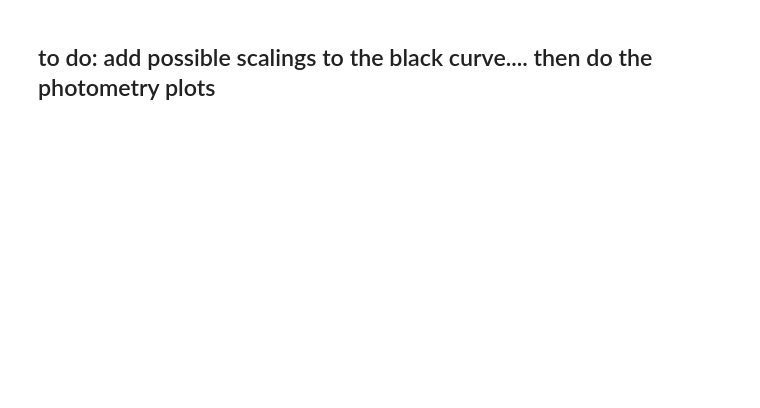
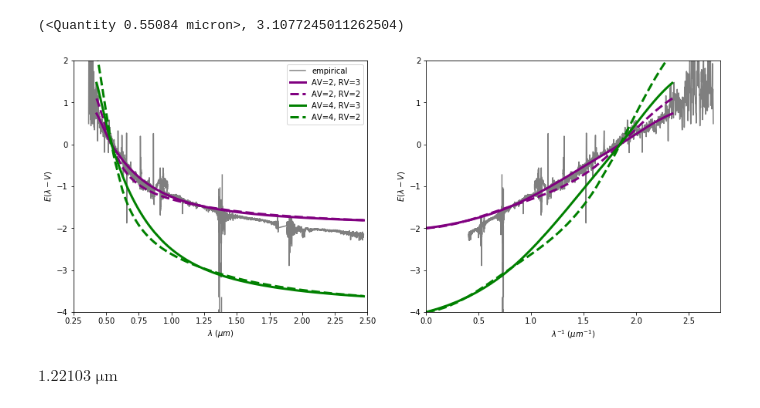
Before and after one commit to krislars/AA_Tau_Covey, a Jupyter notebook: Paper_figures.ipynb, the cells around one changed output. Drawn from its saved outputs; the diff is of its cells as text; code cells hidden in the pictures; blank space fills up the shorter version.

```diff
--- a/Paper_figures.ipynb
+++ b/Paper_figures.ipynb
@@ -151,2 +271,77 @@ plt.show()
-# %% [markdown]
-## to do:  add possible scalings to the black curve.... then do the photometry plots
+# %%
+# Find A(\lambda=V):
+# Dec02: xobs2[900],-2.5*np.log10(scale*fobs2[900]/finterp(xobs2[900]))
+xobs2[900],-2.5*np.log10(scale*fobs2[900].value/finterp(xobs2[900]))
+# %% [output]
+(<Quantity 0.55084 micron>, 3.1077245011262504)
+# %%
+
+fig,[ax3,ax4]=plt.subplots(1,2,figsize=(15,6))
+
+
+finterp=interp.interp1d(xobs1,fobs1)
+
+scale=1.0
+
+A55=-2.5*np.log10(scale*fobs2[900].value/finterp(xobs2[900]))
+ax3.plot(xobs2[150:],-2.5*np.log10(scale*fobs2[150:].value/finterp(xobs2[150:]))-A55,color='black',label='empirical',alpha=0.5)
+
+## fit=np.array([1.65870826,  0.80872665, -2.94786255])
+#fit=np.array([ 1.48353674, -2.74421504])
+#ax3.plot(xobs2[4400:],fit[0]*xobs2[4400:]**-1.0+fit[1],color='orange',label='NIR fit',linewidth=3)
+
+Av=2.
+Rv=3.
+ax3.plot(xobs1clip,Av*getFMext(xobs1clip,Rv,'fmunred')/Rv-2.0,'-',color='purple',label='AV=2, RV=3',linewidth=3)
+Rv=2.
+ax3.plot(xobs1clip,Av*getFMext(xobs1clip,Rv,'fmunred')/Rv-2.0,'--',color='purple',label='AV=2, RV=2',linewidth=3)
+
+Av=4.
+Rv=3.
+ax3.plot(xobs1clip,Av*getFMext(xobs1clip,Rv,'fmunred')/Rv-4.0,'g-',label='AV=4, RV=3',linewidth=3)
+Rv=2.
+ax3.plot(xobs1clip,Av*getFMext(xobs1clip,Rv,'fmunred')/Rv-4.0,'g--',label='AV=4, RV=2',linewidth=3)
+
+ax3.set_xlim(0.25,2.5)
+ax3.set_ylim(-4,2)
+ax3.legend(loc='best')
+ax3.set_xlabel('$\lambda\ (\mu m)$')
+ax3.set_ylabel('$E(\lambda-V)$')
+
+x=1./np.array([0,.1,.2,.3,.4])
+
+
+ax4.plot(1./xobs2[150:],-2.5*np.log10(scale*fobs2[150:].value/finterp(xobs2[150:]))-A55,color='black',alpha=0.5)
+
+#ax4.plot(1./xobs2[4400:],fit[0]*xobs2[4400:]**-1.0+fit[1],color='orange',label='NIR fit',linewidth=3)
+#ax4.plot(1./x,fit[0]*x**-1.0+fit[1],color='orange',label='NIR fit',linewidth=3)
+
+Av=2.
+Rv=3.
+ax4.plot(1./xobs1clip,Av*getFMext(xobs1clip,Rv,'fmunred')/Rv-2.0,'-',color='purple',linewidth=3)
+ax4.plot(1./x,Av*getFMext(x,Rv,'fmunred')/Rv-2.0,'-',color='purple',linewidth=3)
+Rv=2.
+ax4.plot(1./xobs1clip,Av*getFMext(xobs1clip,Rv,'fmunred')/Rv-2.0,'--',color='purple',linewidth=3)
+ax4.plot(1./x,Av*getFMext(x,Rv,'fmunred')/Rv-2.0,'--',color='purple',linewidth=3)
+
+Av=4.
+Rv=3.
+ax4.plot(1./xobs1clip,Av*getFMext(xobs1clip,Rv,'fmunred')/Rv-4.0,'g-',linewidth=3)
+ax4.plot(1./x,Av*getFMext(x,Rv,'fmunred')/Rv-4.0,'g-',linewidth=3)
+Rv=2.
+ax4.plot(1./xobs1clip,Av*getFMext(xobs1clip,Rv,'fmunred')/Rv-4.0,'g--',linewidth=3)
+ax4.plot(1./x,Av*getFMext(x,Rv,'fmunred')/Rv-4.0,'g--',linewidth=3)
+
+
+ax4.set_xlim(0,2.8)
+ax4.set_ylim(-4,2)
+ax4.set_xlabel('$\lambda^{-1}\ (\mu m^{-1})$')
+ax4.set_ylabel('$E(\lambda-V)$')
+
+plt.show()
+# %% [output]
+[figure, added]
+# %%
+xobs2[4400]
+# %% [output]
+$1.22103 \; \mathrm{\mu m}$
```
Also changed, not shown: parts of 19 cells of this notebook, 41 other files.
